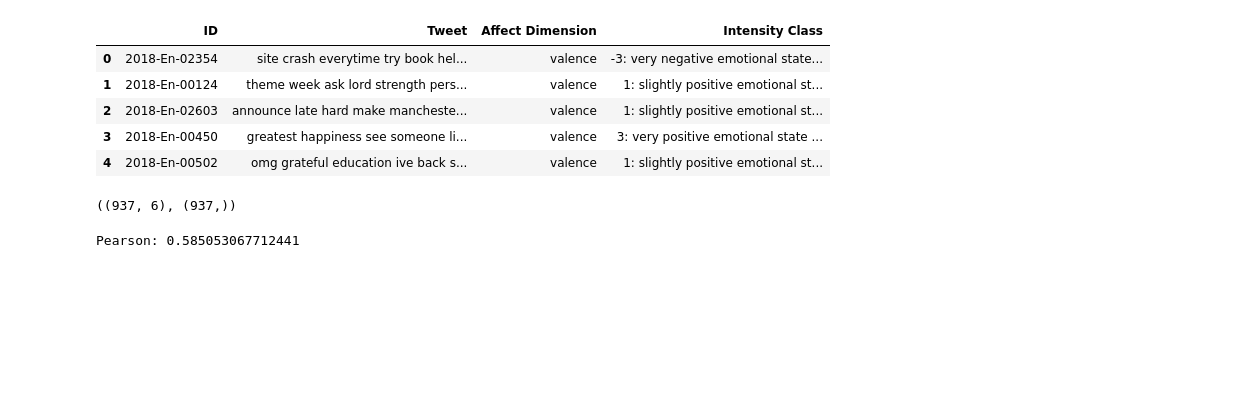
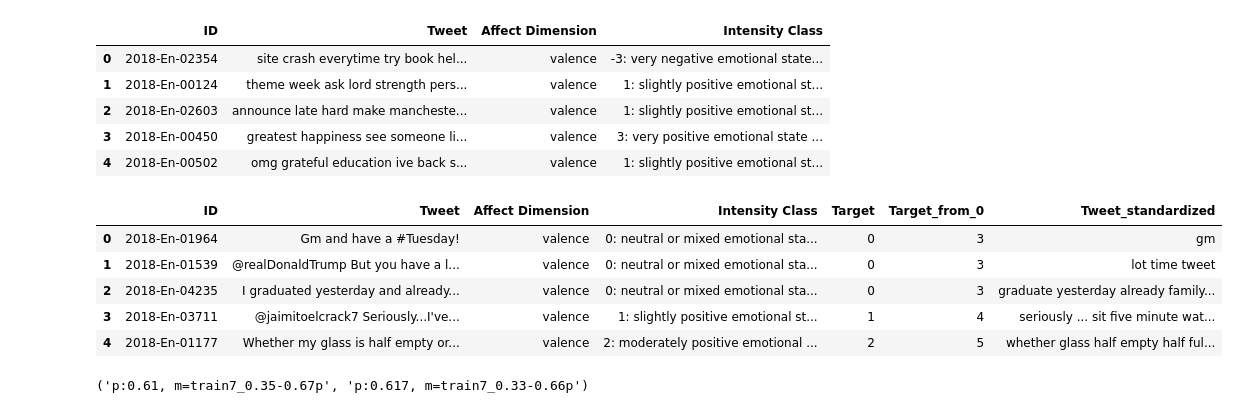
Before and after one commit to Garfounkel/sentiment_analysis, a Jupyter notebook: transfer_learning.ipynb, the cells around one changed output. Saved outputs shown, nothing was run; the diff lists cells and outputs as text; code cells hidden in the pictures; blank space fills up the shorter version.

```diff
--- a/transfer_learning.ipynb
+++ b/transfer_learning.ipynb
@@ -291,7 +292,7 @@ from TP_transfer_learning_2018 import *
 from TP_transfer_learning_2018.preprocessing import standardization
 
 
-def read_preprocess(filepath):
+def read_preprocess(filepath, test=False):
     df = pd.read_csv(filepath, sep='\t')
 
     seven_to_7 = {'-3: very negative emotional state can be inferred': -3,
@@ -304,23 +305,31 @@ def read_preprocess(filepath):
 
 
 #     df['Sentiment'] = df['Intensity Class'].apply(lambda x: seven_to_3[x])
-    df['Target'] = df['Intensity Class'].apply(lambda x: seven_to_7[x])
-    df['Target_from_0'] = df['Intensity Class'].apply(lambda x: seven_to_7[x] + 3)
-    df['Tweet'] = df['Tweet'].apply(lambda x: standardization(x))
+    if test == False:
+        df['Target'] = df['Intensity Class'].apply(lambda x: seven_to_7[x])
+        df['Target_from_0'] = df['Intensity Class'].apply(lambda x: seven_to_7[x] + 3)
 
-    tweets, targets = df['Tweet'], df['Target_from_0']
+
+    df['Tweet_standardized'] = df['Tweet'].apply(lambda x: standardization(x))
+
+    if not test:
+        tweets, targets = df['Tweet_standardized'], df['Target_from_0']
+    else:
+        tweets, targets = df['Tweet_standardized'], None
 
     sequences = tokenizer.texts_to_sequences(tweets)
     sequences = pad_sequences(sequences, 32)
 
     return df, sequences, targets
 
-def score(sequences, targets):
+def predict(sequences, targets, test=False):
     y_pred = np.argmax(model.predict(sequences, batch_size=128), axis=1)
     y_true = targets
 
-    p = pearsonr(y_true, y_pred)[0]
-    print(f"Pearson: {p}")
+    if not test:
+        p = pearsonr(y_true, y_pred)[0]
+        print(f"Pearson: {p}")
+
     return y_pred
 
 def output_to_csv(df, y_pred, output_filename='test_output.tsv'):
@@ -344,10 +355,12 @@ def output_to_csv(df, y_pred, output_filename='test_output.tsv'):
 # %%
-df, seq_test, y_test = read_preprocess('data/Valence_unprocessed/2018-Valence-oc-En-test-gold.txt')
+# df, seq_test, y_test = read_preprocess('data/Valence_unprocessed/2018-Valence-oc-En-test-gold.txt')
+df, seq_test, y_test = read_preprocess('test.txt', test=True)
-# %%
-df.shape, y_test.shape
-# %% [output]
-((937, 6), (937,))
-# %%
-y_pred = score(seq_test, y_test)
-# %% [output]
-Pearson: 0.585053067712441
+# %%
+df.head()
+# %% [output]
+|  | ID | Tweet | Affect Dimension | Intensity Class | Target | Target_from_0 | Tweet_standardized |
+| 0 | 2018-En-01964 | Gm and have a #Tuesday! | valence | 0: neutral or mixed emotional sta... | 0 | 3 | gm |
+| 1 | 2018-En-01539 | @realDonaldTrump But you have a l... | valence | 0: neutral or mixed emotional sta... | 0 | 3 | lot time tweet |
+| 2 | 2018-En-04235 | I graduated yesterday and already... | valence | 0: neutral or mixed emotional sta... | 0 | 3 | graduate yesterday already family... |
+| 3 | 2018-En-03711 | @jaimitoelcrack7 Seriously...I've... | valence | 1: slightly positive emotional st... | 1 | 4 | seriously ... sit five minute wat... |
+| 4 | 2018-En-01177 | Whether my glass is half empty or... | valence | 2: moderately positive emotional ... | 2 | 5 | whether glass half empty half ful... |
@@ -355,0 +372,4 @@ output_to_csv(df, y_pred, 'new_test.tsv')
+# %%
+'p:0.61, m=train7_0.35-0.67p', 'p:0.617, m=train7_0.33-0.66p'
+# %% [output]
+('p:0.61, m=train7_0.35-0.67p', 'p:0.617, m=train7_0.33-0.66p')
```
Also changed, not shown: parts of 9 cells of this notebook, 1 other file.
